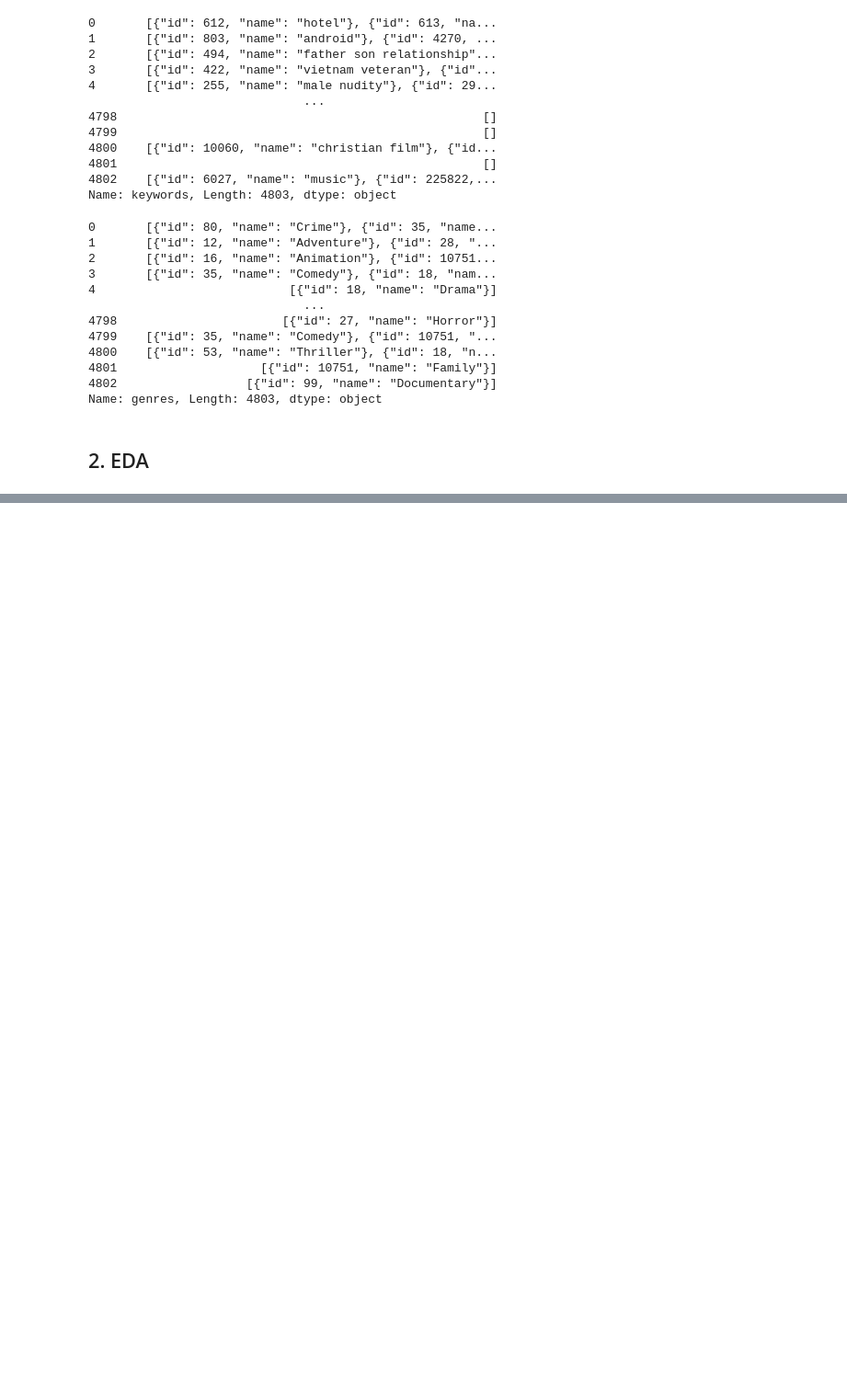
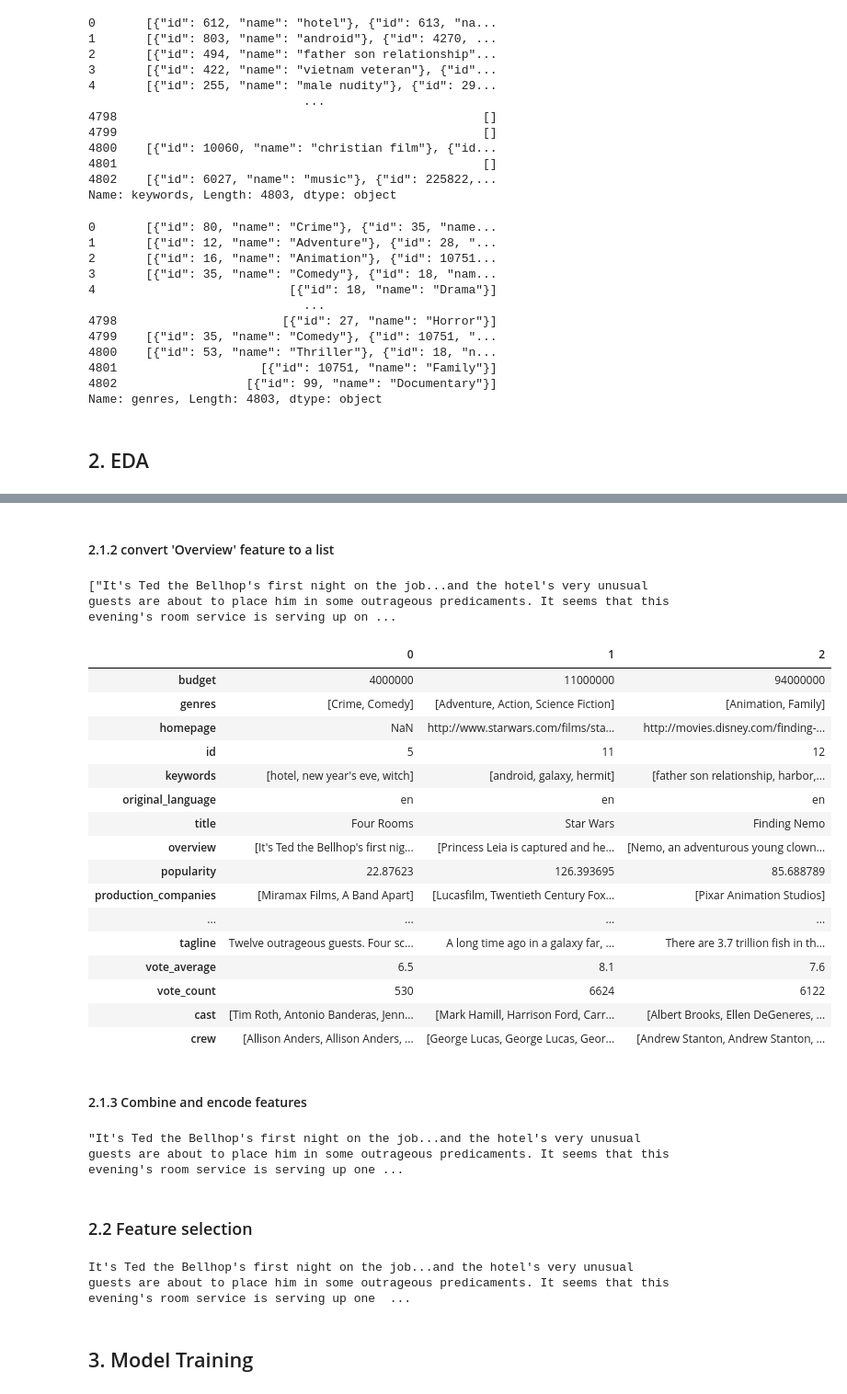
Before and after one commit to 4GeeksAcademy/Madesh1-k-nearest-neighbors, a Jupyter notebook: src/Madesh_solution.ipynb, the cells around one changed output, grey strips where cells are left out. Shown: that part at 92% size. Drawn from its saved outputs; the diff is of its cells as text; code cells hidden in the pictures; blank space fills up the shorter version.

```diff
--- a/src/Madesh_solution.ipynb
+++ b/src/Madesh_solution.ipynb
@@ -276,0 +371,44 @@ for json_string in data_df['cast']:
+# %% [markdown]
+#### 2.1.2 convert 'Overview' feature to a list
+# %%
+encoded_data_df['overview']=data_df['overview'].apply(lambda x: [x if pd.notna(x) else 'none'])
+encoded_data_df['overview'][0]
+# %% [output]
+["It's Ted the Bellhop's first night on the job...and the hotel's very unusual guests are about to place him in some outrageous predicaments. It seems that this evening's room service is serving up on ...
+# %%
+encoded_data_df.head(3).T
+# %% [output]
+|  | 0 | 1 | 2 |
+| budget | 4000000 | 11000000 | 94000000 |
+| genres | [Crime, Comedy] | [Adventure, Action, Science Fiction] | [Animation, Family] |
+| homepage | NaN | http://www.starwars.com/films/sta... | http://movies.disney.com/finding-... |
+| id | 5 | 11 | 12 |
+| keywords | [hotel, new year's eve, witch] | [android, galaxy, hermit] | [father son relationship, harbor,... |
+| original_language | en | en | en |
+| title | Four Rooms | Star Wars | Finding Nemo |
+| overview | [It's Ted the Bellhop's first nig... | [Princess Leia is captured and he... | [Nemo, an adventurous young clown... |
+| popularity | 22.87623 | 126.393695 | 85.688789 |
+| production_companies | [Miramax Films, A Band Apart] | [Lucasfilm, Twentieth Century Fox... | [Pixar Animation Studios] |
+| ... | ... | ... | ... |
+| tagline | Twelve outrageous guests. Four sc... | A long time ago in a galaxy far, ... | There are 3.7 trillion fish in th... |
+| vote_average | 6.5 | 8.1 | 7.6 |
+| vote_count | 530 | 6624 | 6122 |
+| cast | [Tim Roth, Antonio Banderas, Jenn... | [Mark Hamill, Harrison Ford, Carr... | [Albert Brooks, Ellen DeGeneres, ... |
+| crew | [Allison Anders, Allison Anders, ... | [George Lucas, George Lucas, Geor... | [Andrew Stanton, Andrew Stanton, ... |
+# %% [markdown]
+#### 2.1.3 Combine and encode features
+# %%
+encoded_data_df["tags"]=encoded_data_df["overview"] + encoded_data_df["cast"] + encoded_data_df["genres"] + encoded_data_df["keywords"]
+encoded_data_df["tags"]=encoded_data_df["tags"].apply(lambda x: ', '.join(x))
+encoded_data_df["tags"][0]
+# %% [output]
+"It's Ted the Bellhop's first night on the job...and the hotel's very unusual guests are about to place him in some outrageous predicaments. It seems that this evening's room service is serving up one ...
+# %% [markdown]
+### 2.2 Feature selection
+# %%
+tags = encoded_data_df["tags"]
+print(tags[0])
+# %% [output]
+It's Ted the Bellhop's first night on the job...and the hotel's very unusual guests are about to place him in some outrageous predicaments. It seems that this evening's room service is serving up one  ...
+# %% [markdown]
+## 3. Model Training
```
Also changed, not shown: parts of 25 cells of this notebook.
